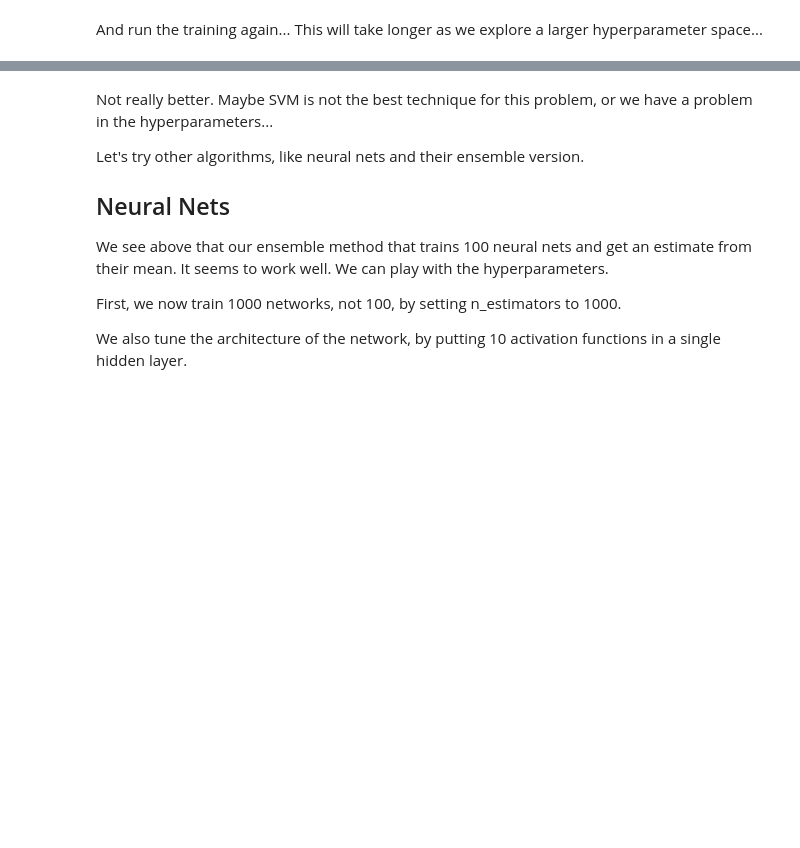
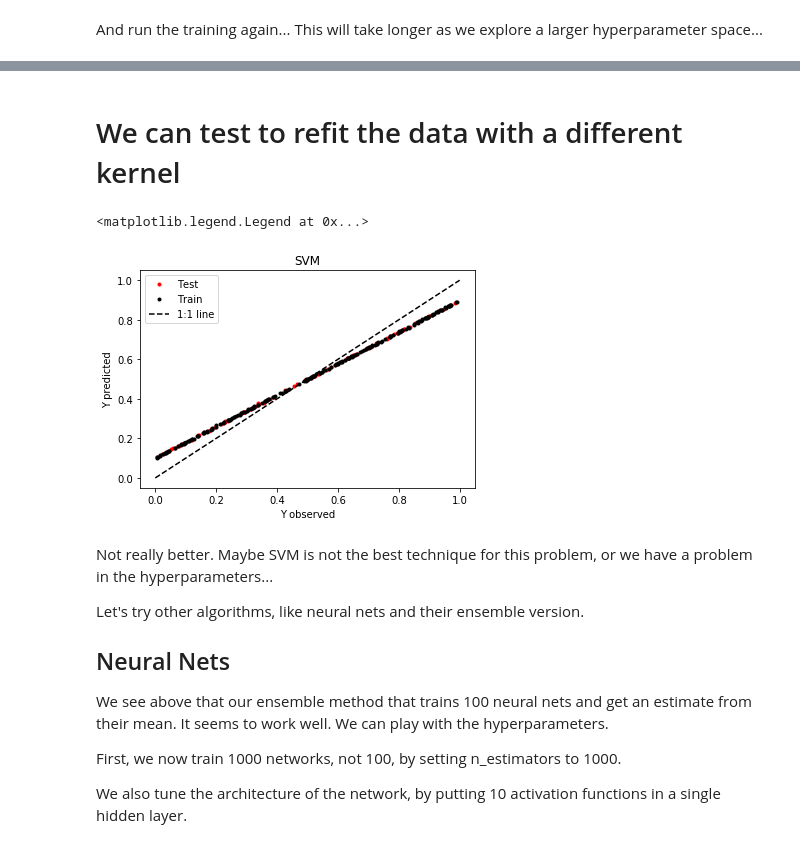
Before and after one commit to charlesll/rampy, a Jupyter notebook: examples/Machine Learning Regression.ipynb, the cells around one changed output, grey strips where cells are left out. Drawn from its saved outputs; the diff is of its cells as text; code cells hidden in the pictures; blank space fills up the shorter version.

```diff
--- a/examples/Machine Learning Regression.ipynb
+++ b/examples/Machine Learning Regression.ipynb
@@ -213,3 +211,20 @@ plt.legend()
+# %% [markdown]
+# We can test to refit the data with a different kernel
+# %%
+model.user_kernel = 'poly'
+model.refit() # refit avoid running again model declaration and data standardisation.
+
+plt.figure()
+plt.title(model.algorithm)
+plt.plot(model.y_test,model.prediction_test,"r.",label="Test")
+plt.plot(model.y_train,model.prediction_train,"k.",label="Train")
+plt.plot([0,1],[0,1],"k--",label="1:1 line")
+plt.xlabel("Y observed")
+plt.ylabel("Y predicted")
+plt.legend()
+# %% [output]
+<matplotlib.legend.Legend at 0x...>
+[figure, added]
 # %% [markdown]
 Not really better. Maybe SVM is not the best technique for this problem, or we have a problem in the hyperparameters...
 
```
Also changed, not shown: parts of 10 cells of this notebook, 5 other files.
